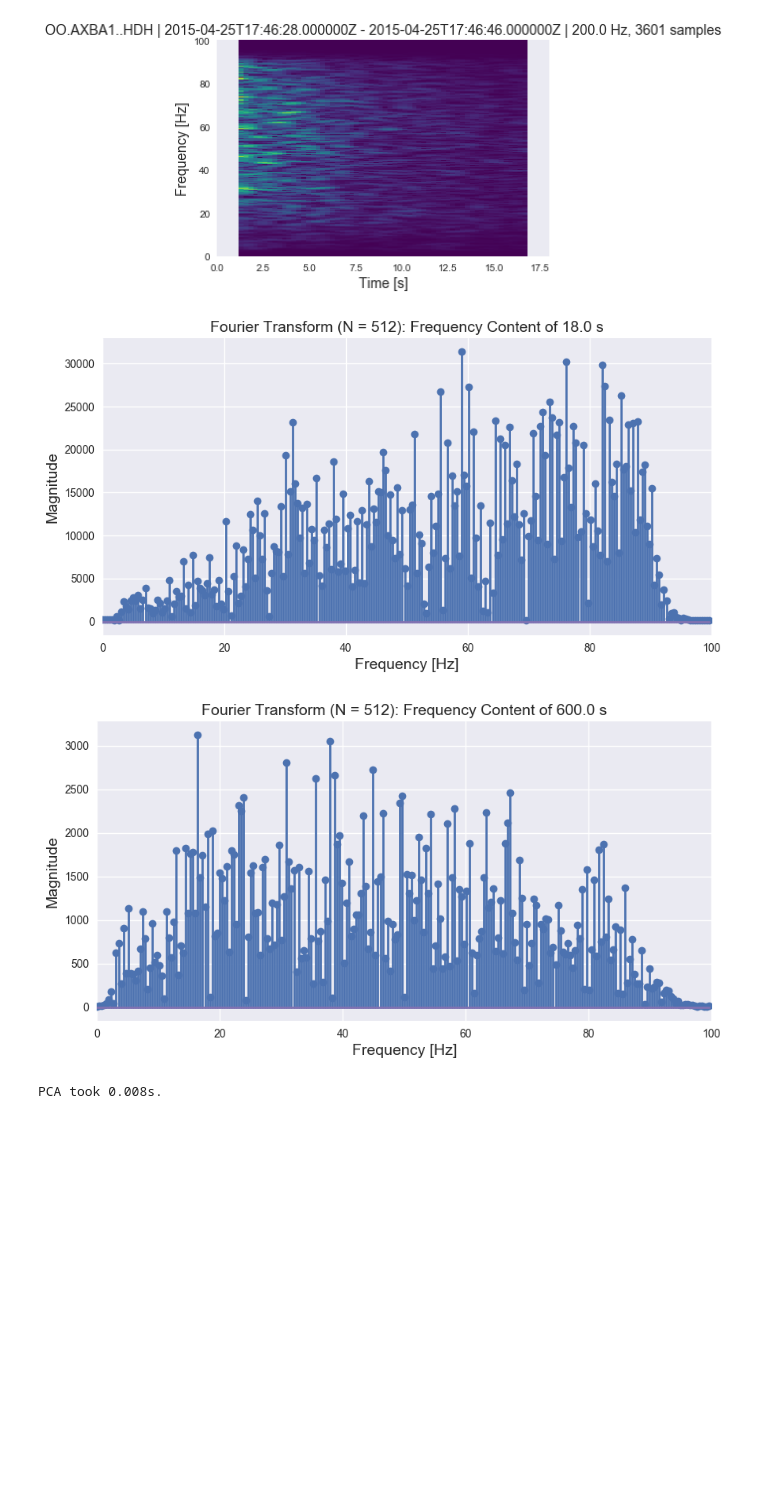
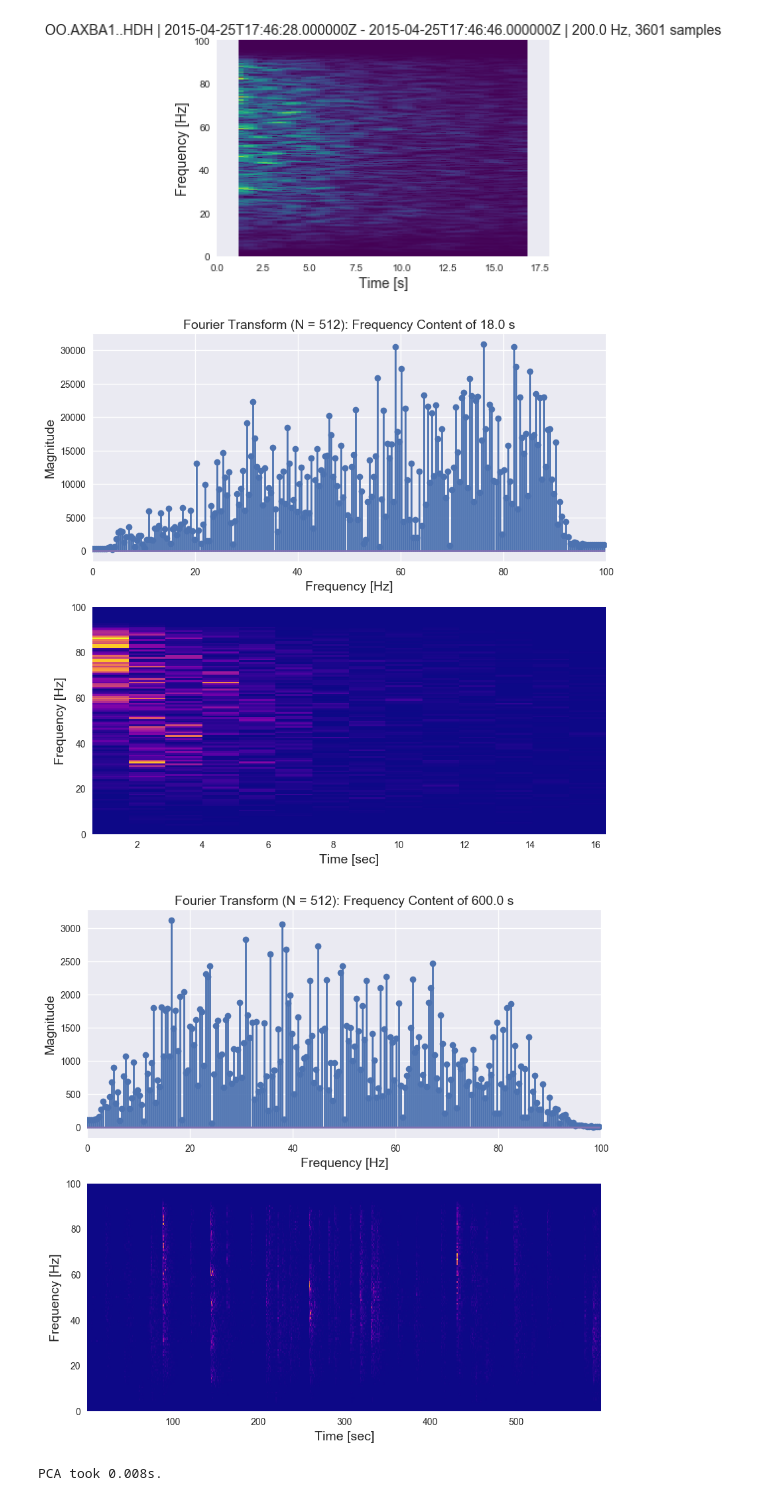
Before and after one commit to oceanhackweek/cahw2018_hydrophone, a Jupyter notebook: notebooks/johnson_aidan_mseed.ipynb, the cells around one changed output. Cells and saved outputs as stored; diff of their text form; code cells hidden in the pictures; blank space fills up the shorter version.

```diff
--- a/notebooks/johnson_aidan_mseed.ipynb
+++ b/notebooks/johnson_aidan_mseed.ipynb
@@ -94,36 +94,42 @@ def getSamplingFreq(s):
     for i in range(0, len(string) - 1) :
         char = string[i]
         count = 1
         if (char == "|"):
             count = count + 1
         if (count == 2):
             fs = string[i + 1]
     return float(fs)
 
 def plotFFT(s):
     y = s[0].copy()
     length = len(s[0])
     N = 512
     Fs = getSamplingFreq(s)
     Y = fftshift(fft(y, N))
     f = fftshift(fftfreq(N, 1/Fs))
     Y = np.abs(np.transpose(Y))
-    fig = plt.figure(figsize=(10, 5), dpi=100)
+    fig = plt.figure(figsize=(10, 10), dpi=100)
+    plt.subplot(2,1,1)
     plt.xlim(0,Fs/2)
     #plt.semilogy(f,Y)
     plt.stem(f,Y)
     plt.title("Fourier Transform (N = " + str(N) + "): Frequency Content of " + str((length-1)/Fs) +  " s")
     plt.xlabel("Frequency [Hz]")
     plt.ylabel("Magnitude")
+    plt.subplot(2,1,2)
+    f, t, Sxx = signal.spectrogram(np.transpose(y), Fs)
+    plt.pcolormesh(t, f, Sxx, cmap='plasma')
+    plt.ylabel('Frequency [Hz]')
+    plt.xlabel('Time [sec]')
     plt.show()
 
 st_filt = st.filter('highpass', freq=2.0)
 plotFFT(st_filt)
 stream_filt = stream.filter('highpass', freq=2.0)
 plotFFT(stream_filt)
 # %% [output]
-[figure, old version]
+[figure, new version]
-[figure, old version]
+[figure, new version]
 # %%
 def plot_embedding(embed, title=None, show_classes=True, show_examples=True):
     # Determine range of values of embedded points
```
